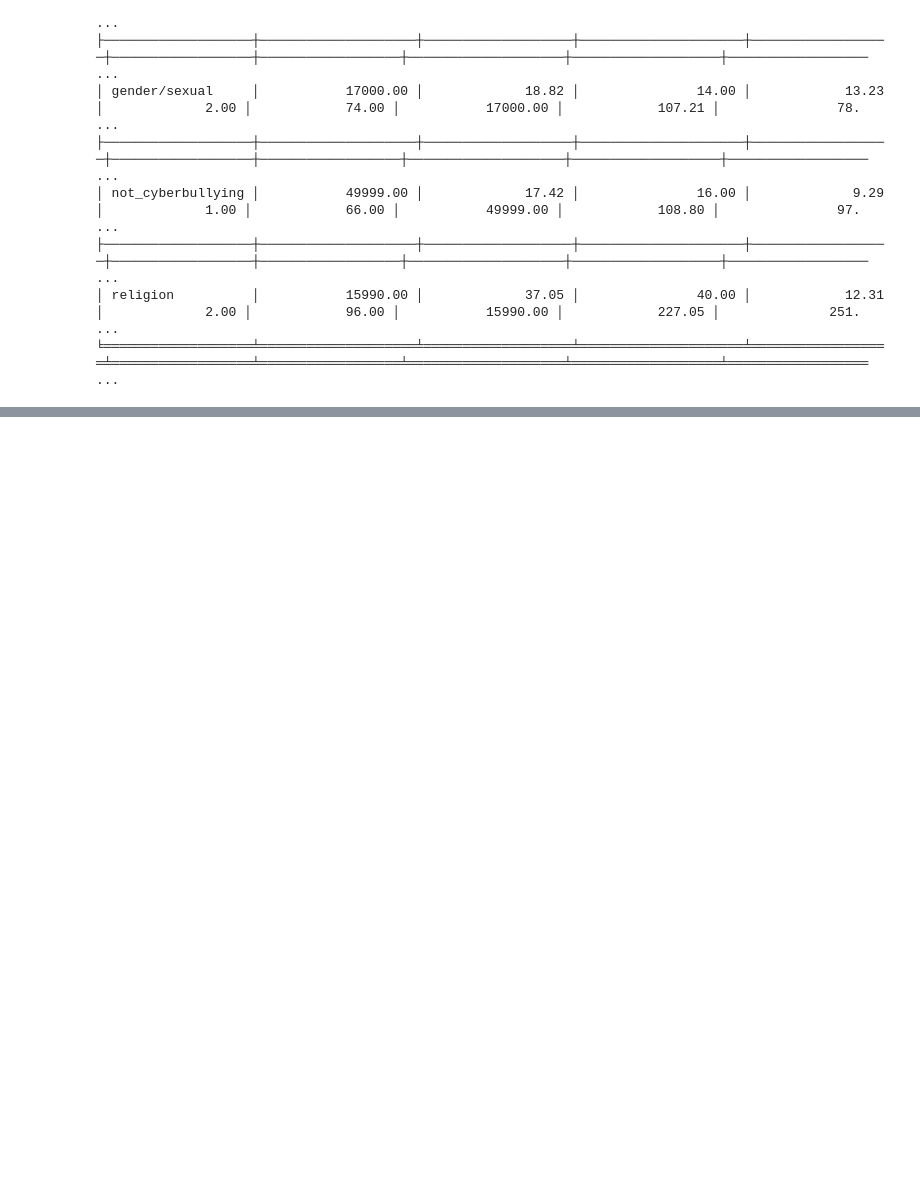
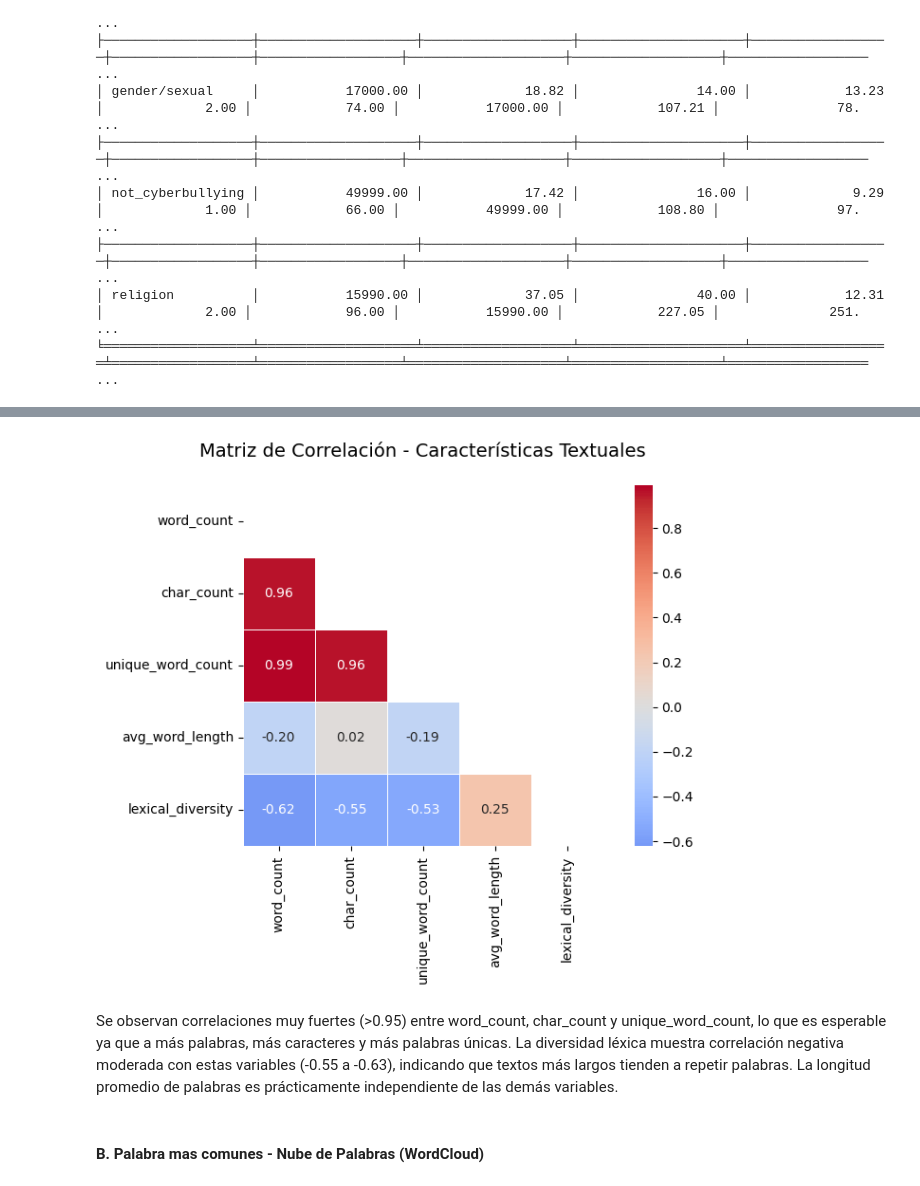
Before and after one commit to Luis-For/CiberBullying-Detection, a Jupyter notebook: Cyberbullying_Detection_using_NLP_and_Machine_Learning.ipynb, the cells around one changed output, grey strips where cells are left out. Cells and saved outputs as stored; diff of their text form; code cells hidden in the pictures; blank space fills up the shorter version.

```diff
--- a/Cyberbullying_Detection_using_NLP_and_Machine_Learning.ipynb
+++ b/Cyberbullying_Detection_using_NLP_and_Machine_Learning.ipynb
@@ -628,0 +574,43 @@ NameError: name 'df' is not defined
+# %%
+# otra vista de esa matriz tipo triangular para obsevar mejor los datos
+def extract_text_features(s):
+    """Extrae características textuales con manejo robusto de errores"""
+    if pd.isna(s) or s is None:
+        s = ""
+    else:
+        s = str(s).strip()
+
+    if not s:
+        return pd.Series({
+            'word_count': 0, 'char_count': 0, 'unique_word_count': 0,
+            'avg_word_length': 0.0, 'lexical_diversity': 0.0
+        })
+
+    words = s.split()
+    word_count = len(words)
+    char_count = len(s)
+    unique_word_count = len(set(words))
+
+    avg_word_length = sum(len(word) for word in words) / word_count if word_count > 0 else 0.0
+    lexical_diversity = unique_word_count / word_count if word_count > 0 else 0.0
+
+    return pd.Series({
+        'word_count': word_count,
+        'char_count': char_count,
+        'unique_word_count': unique_word_count,
+        'avg_word_length': avg_word_length,
+        'lexical_diversity': lexical_diversity
+    })
+plt.figure(figsize=(8, 6))
+mask = np.triu(np.ones_like(corr_matrix, dtype=bool))
+sns.heatmap(corr_matrix, mask=mask, annot=True, cmap='coolwarm', center=0,
+            square=True, fmt='.2f', linewidths=0.5)
+plt.title('Matriz de Correlación - Características Textuales\n', fontsize=14)
+plt.tight_layout()
+plt.show()
+# %% [output]
+[figure, added]
+# %% [markdown]
+Se observan correlaciones muy fuertes (>0.95) entre word_count, char_count y unique_word_count, lo que es esperable ya que a más palabras, más caracteres y más palabras únicas. La diversidad léxica muestra correlación negativa moderada con estas variables (-0.55 a -0.63), indicando que textos más largos tienden a repetir palabras. La longitud promedio de palabras es prácticamente independiente de las demás variables.
+# %% [markdown]
+#### B. Palabra mas comunes -  Nube de Palabras (WordCloud)
```
Also changed, not shown: parts of 115 cells of this notebook.
